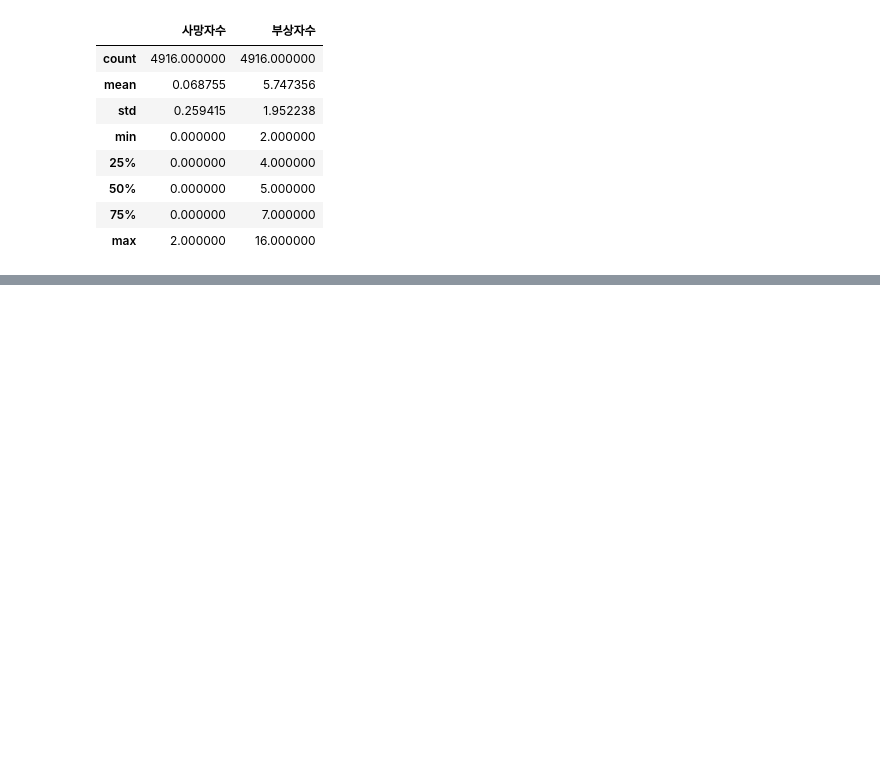
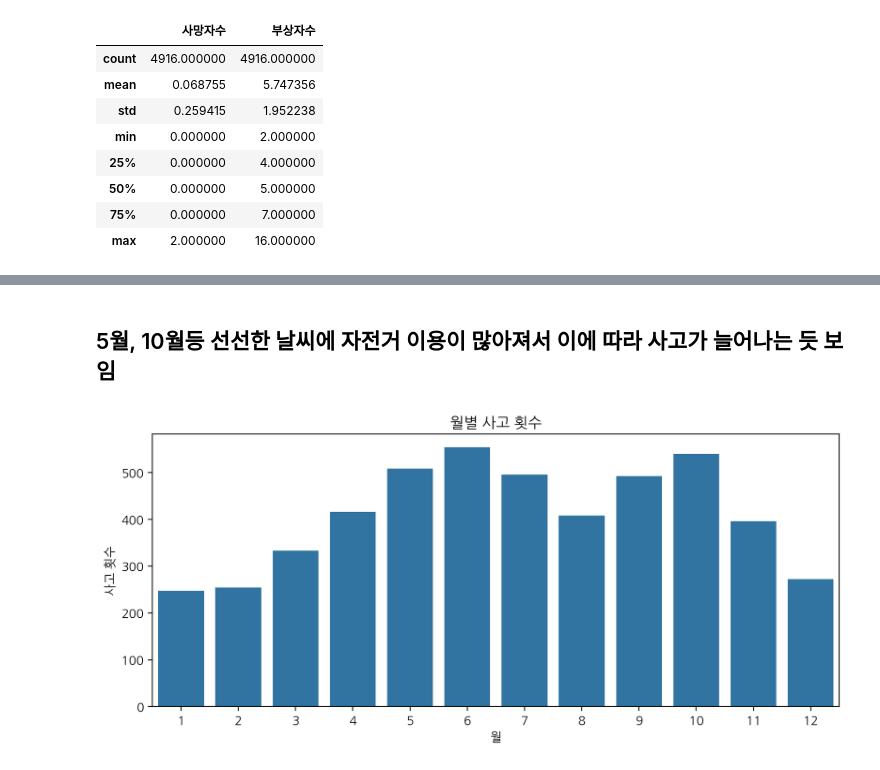
Before and after one commit to yeojeong735/25-BDA-TeamDP, a Jupyter notebook: 25_BDA_BikeCrash_TeamDP.ipynb, the cells around one changed output, grey strips where cells are left out. Drawn from its saved outputs; the diff is of its cells as text; code cells hidden in the pictures; blank space fills up the shorter version.

```diff
--- a/25_BDA_BikeCrash_TeamDP.ipynb
+++ b/25_BDA_BikeCrash_TeamDP.ipynb
@@ -255,0 +162,11 @@ See the caveats in the documentation: https://pandas.pydata.org/pandas-docs/stab
+# %% [markdown]
+## 5월, 10월등 선선한 날씨에 자전거 이용이 많아져서 이에 따라 사고가 늘어나는 듯 보임
+# %%
+plt.figure(figsize=(10,4))
+sns.countplot(df, x='Month')
+plt.xlabel("월")
+plt.ylabel("사고 횟수")
+plt.title("월별 사고 횟수")
+plt.show()
+# %% [output]
+[figure, added]
```
Also changed, not shown: parts of 24 cells of this notebook.
